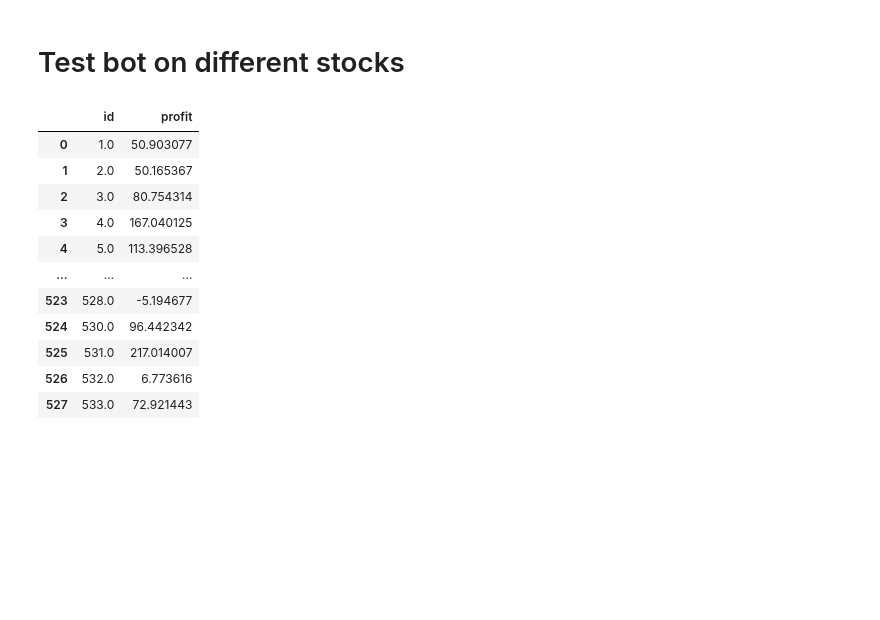
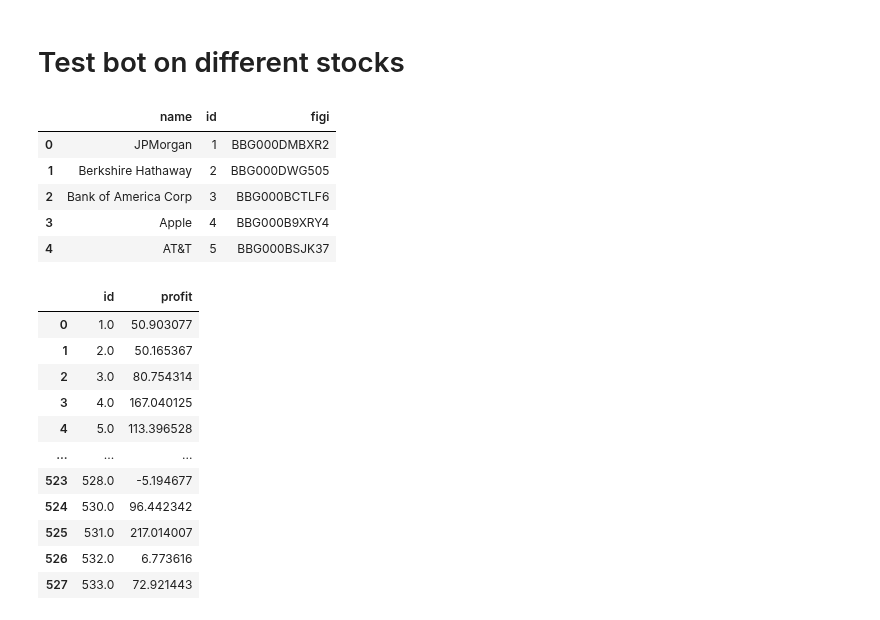
Before and after one commit to crabio/tinkoff-invest-bot, a Jupyter notebook: candles_analyzer/analyze.ipynb, the cells around one changed output. Cells and saved outputs as stored; diff of their text form; code cells hidden in the pictures; blank space fills up the shorter version.

```diff
--- a/candles_analyzer/analyze.ipynb
+++ b/candles_analyzer/analyze.ipynb
@@ -216,6 +216,16 @@ def test_bot_profit(df):
         bot.process(data)
 
     return bot.profit * 100
+# %%
+instruments_df = pd.read_parquet("instruments.parquet")
+instruments_df.head()
+# %% [output]
+|  | name | id | figi |
+| 0 | JPMorgan | 1 | BBG000DMBXR2 |
+| 1 | Berkshire Hathaway | 2 | BBG000DWG505 |
+| 2 | Bank of America Corp | 3 | BBG000BCTLF6 |
+| 3 | Apple | 4 | BBG000B9XRY4 |
+| 4 | AT&T | 5 | BBG000BSJK37 |
 # %%
 from joblib import Parallel, delayed, parallel_backend
 
```
Also changed, not shown: parts of 2 cells of this notebook, 1 other file.
